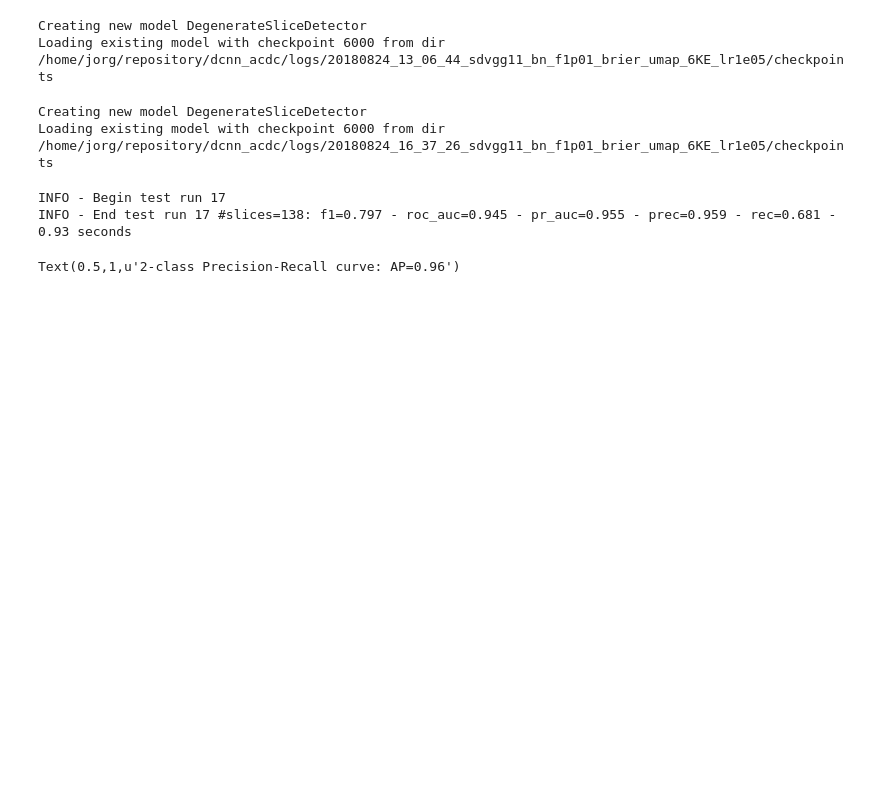
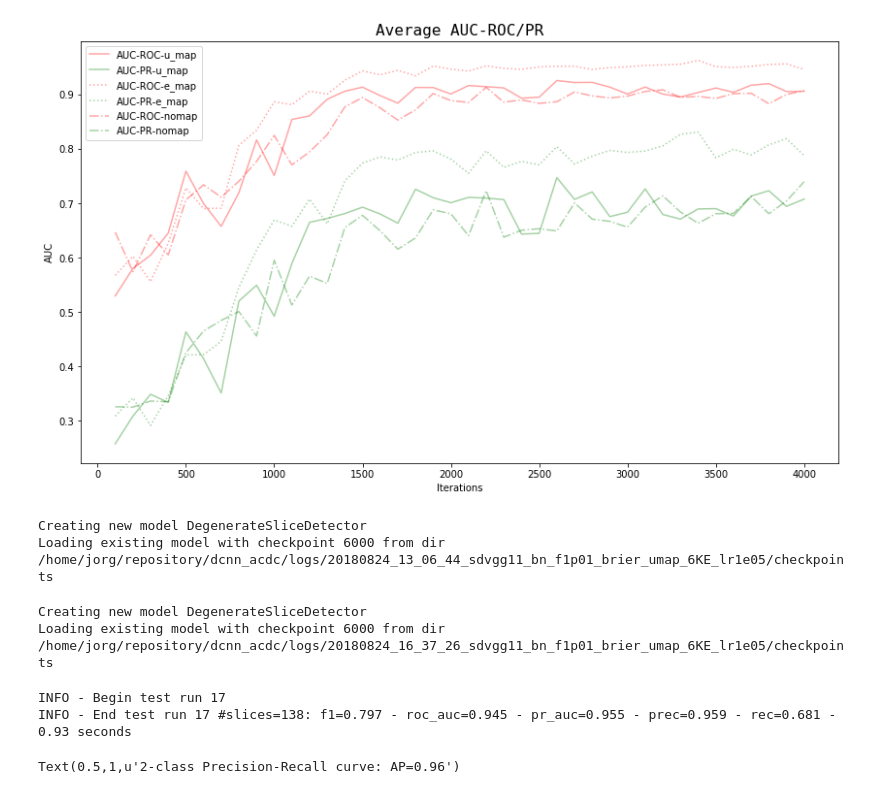
Before and after one commit to toologicbv/dcnn_acdc, a Jupyter notebook: notebooks/test_slice_detector.ipynb, the cells around one changed output. Cells and saved outputs as stored; diff of their text form; code cells hidden in the pictures; blank space fills up the shorter version.

```diff
--- a/notebooks/test_slice_detector.ipynb
+++ b/notebooks/test_slice_detector.ipynb
@@ -113,3 +145,9 @@ Model name: sdvgg11_bn-u_map-f1
+# %%
+from plotting.dslices.classification_metrics import average_auc
+expers = [exper_hdl_umaps.exper, exper_hdl_emaps.exper, exper_hdl_nomaps.exper]
+average_auc(expers, fig_name=None, height=8, width=14, save=False, show=True)
+# %% [output]
+[figure, added]
 # %%
 sdvgg = exper_hdl_umaps.load_checkpoint(exper_hdl_umaps.exper.run_args.log_dir)
 # %% [output]
```
Also changed, not shown: parts of 3 cells of this notebook, 12 other files.
